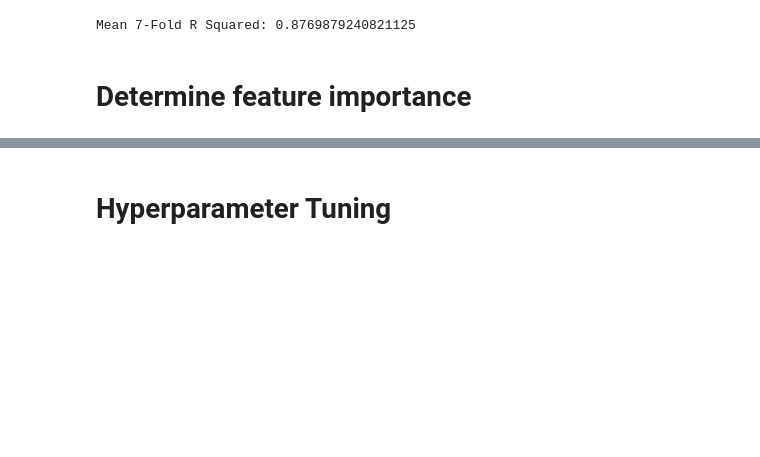
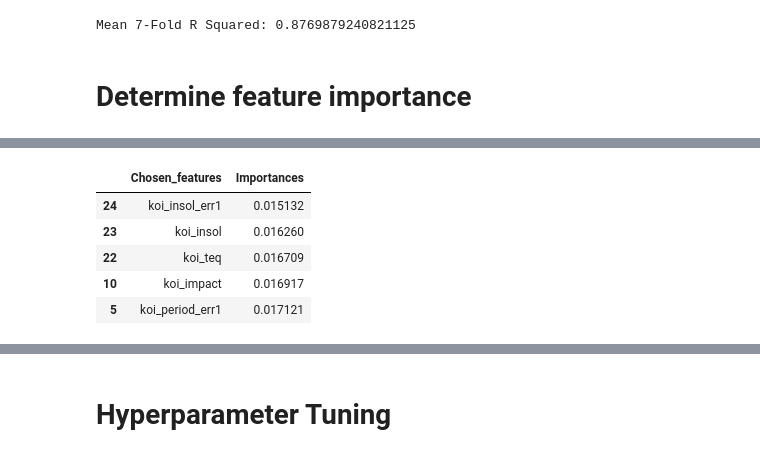
Before and after one commit to CassieCcL/Planet-hunt-ML, a Jupyter notebook: Planet Hunt_random forest.ipynb, the cells around one changed output, grey strips where cells are left out. Drawn from its saved outputs; the diff is of its cells as text; code cells hidden in the pictures; blank space fills up the shorter version.

```diff
--- a/Planet Hunt_random forest.ipynb
+++ b/Planet Hunt_random forest.ipynb
@@ -95,0 +123,14 @@ Mean 7-Fold R Squared: 0.8769879240821125
+# %%
+chosen_features = list(selected_features.columns)
+
+optimal_df = pd.DataFrame({"Chosen_features":chosen_features, "Importances": importances})
+opfeature_df = optimal_df[optimal_df["Importances"]>0.015].sort_values(by="Importances", ascending=True)
+opfeature_df.head()
+# features = zip(chosen_features, importances)
+# %% [output]
+|  | Chosen_features | Importances |
+| 24 | koi_insol_err1 | 0.015132 |
+| 23 | koi_insol | 0.016260 |
+| 22 | koi_teq | 0.016709 |
+| 10 | koi_impact | 0.016917 |
+| 5 | koi_period_err1 | 0.017121 |
```
Also changed, not shown: parts of 4 cells of this notebook.
